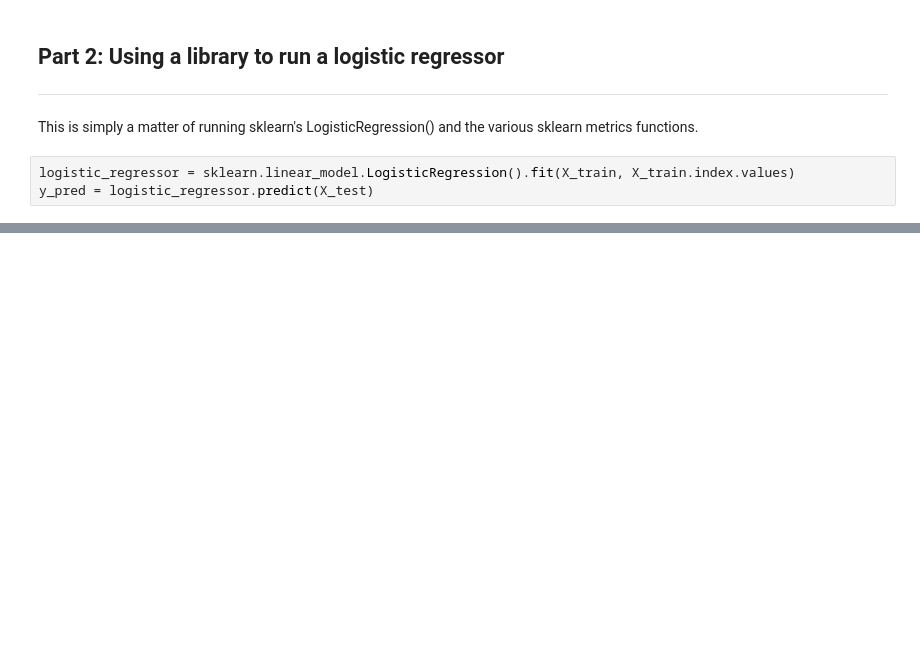
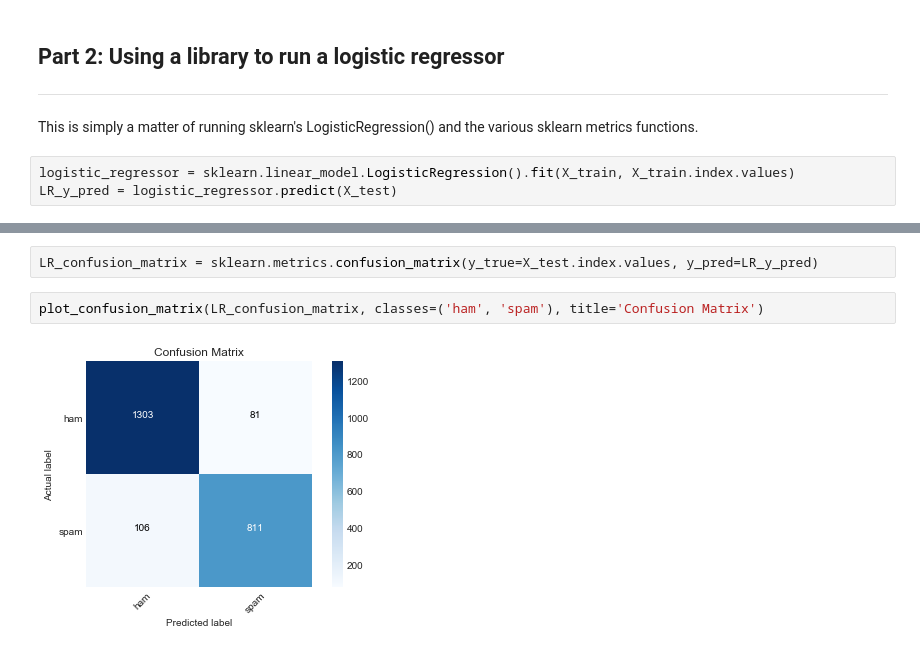
Before and after one commit to mikelane/NaiveBayes, a Jupyter notebook: Gaussian Naive Bayes.ipynb, the cells around one changed output, grey strips where cells are left out. Drawn from its saved outputs; the diff is of its cells as text; blank space fills up the shorter version.

```diff
--- a/Gaussian Naive Bayes.ipynb
+++ b/Gaussian Naive Bayes.ipynb
@@ -158,5 +195,5 @@ plot_confusion_matrix(cm, classes=('spam', 'not_spam'), title='Confusion matrix'
 This is simply a matter of running sklearn's LogisticRegression() and the various sklearn metrics functions.
 # %%
 logistic_regressor = sklearn.linear_model.LogisticRegression().fit(X_train, X_train.index.values)
-y_pred = logistic_regressor.predict(X_test)
+LR_y_pred = logistic_regressor.predict(X_test)
 # %%
@@ -172,0 +210,6 @@ precision: 0.9043
+# %%
+LR_confusion_matrix = sklearn.metrics.confusion_matrix(y_true=X_test.index.values, y_pred=LR_y_pred)
+# %%
+plot_confusion_matrix(LR_confusion_matrix, classes=('ham', 'spam'), title='Confusion Matrix')
+# %% [output]
+[figure, added]
```
Also changed, not shown: parts of 13 cells of this notebook, 2 other files.
